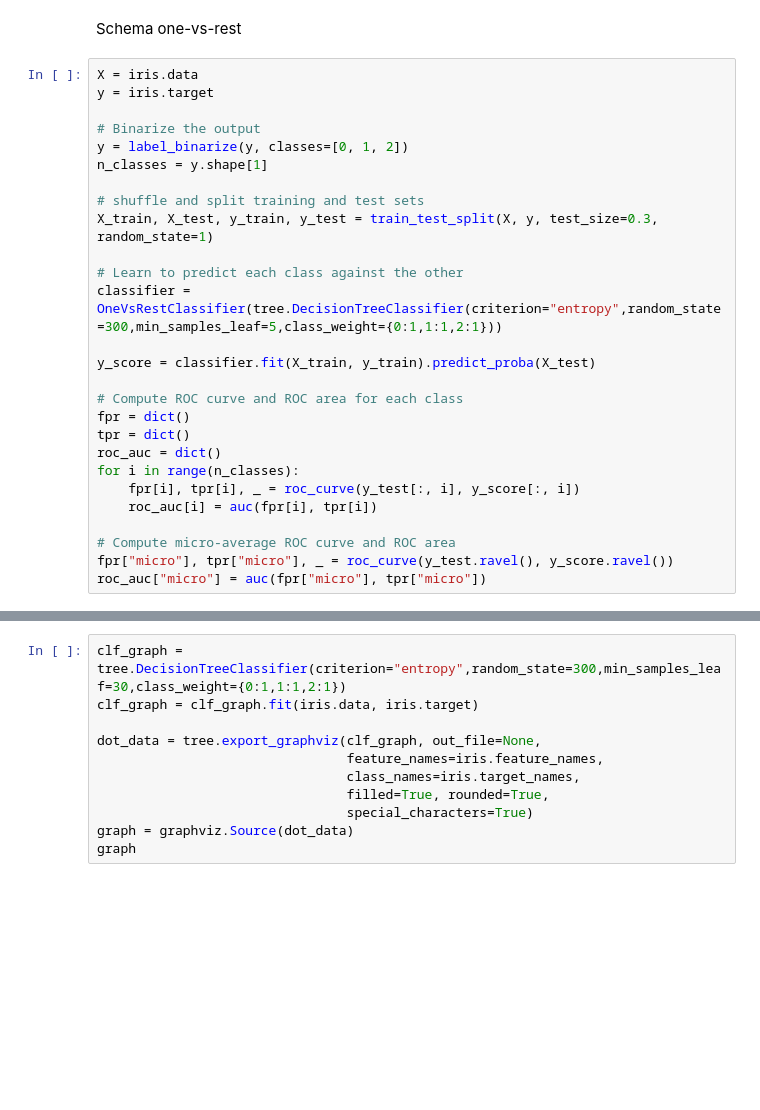
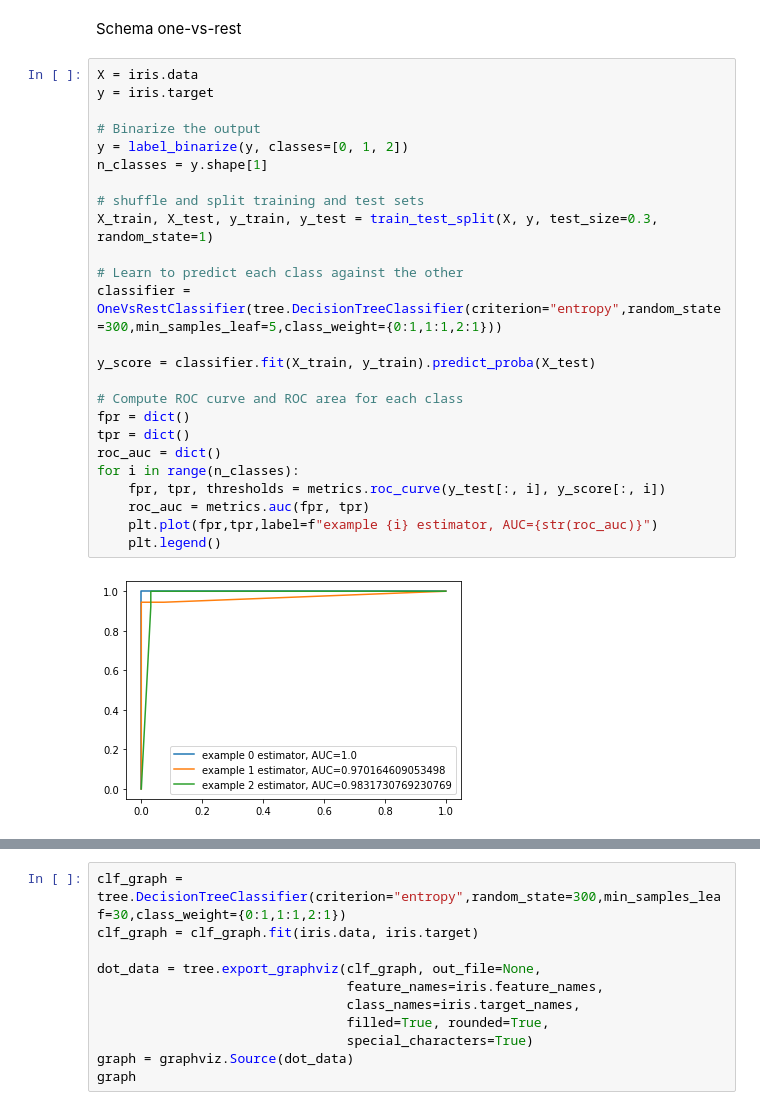
Before and after one commit to Fazzaa/ml_lab, a Jupyter notebook: decision_trees/ex_1_classification_iris.ipynb, the cells around one changed output, grey strips where cells are left out. Drawn from its saved outputs; the diff is of its cells as text; blank space fills up the shorter version.

Commit message:
fixed plot and charts

```diff
--- a/decision_trees/ex_1_classification_iris.ipynb
+++ b/decision_trees/ex_1_classification_iris.ipynb
@@ -205,27 +206,27 @@ Schema one-vs-rest
 # %%
 X = iris.data
 y = iris.target
 
 # Binarize the output
 y = label_binarize(y, classes=[0, 1, 2])
 n_classes = y.shape[1]
 
 # shuffle and split training and test sets
 X_train, X_test, y_train, y_test = train_test_split(X, y, test_size=0.3, random_state=1)
 
 # Learn to predict each class against the other
 classifier = OneVsRestClassifier(tree.DecisionTreeClassifier(criterion="entropy",random_state=300,min_samples_leaf=5,class_weight={0:1,1:1,2:1}))
 
 y_score = classifier.fit(X_train, y_train).predict_proba(X_test)
 
 # Compute ROC curve and ROC area for each class
 fpr = dict()
 tpr = dict()
 roc_auc = dict()
 for i in range(n_classes):
-    fpr[i], tpr[i], _ = roc_curve(y_test[:, i], y_score[:, i])
-    roc_auc[i] = auc(fpr[i], tpr[i])
-
-# Compute micro-average ROC curve and ROC area
-fpr["micro"], tpr["micro"], _ = roc_curve(y_test.ravel(), y_score.ravel())
-roc_auc["micro"] = auc(fpr["micro"], tpr["micro"])
+	fpr, tpr, thresholds = metrics.roc_curve(y_test[:, i], y_score[:, i])
+	roc_auc = metrics.auc(fpr, tpr)
+	plt.plot(fpr,tpr,label=f"example {i} estimator, AUC={str(roc_auc)}")
+	plt.legend()
+# %% [output]
+[figure, added]
```
Also changed, not shown: parts of 6 cells of this notebook.
